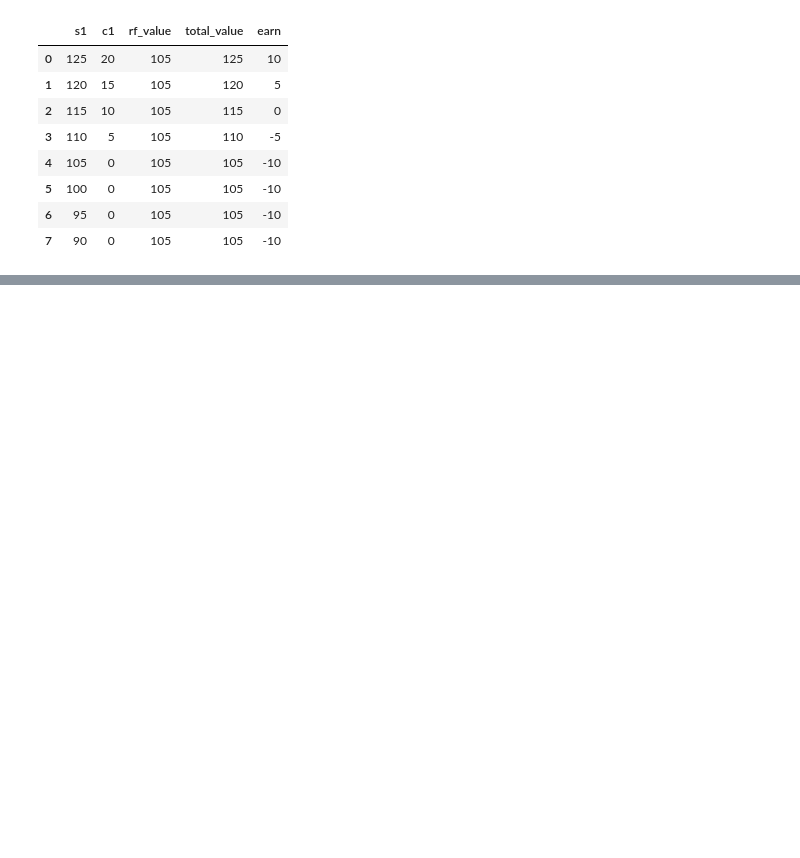
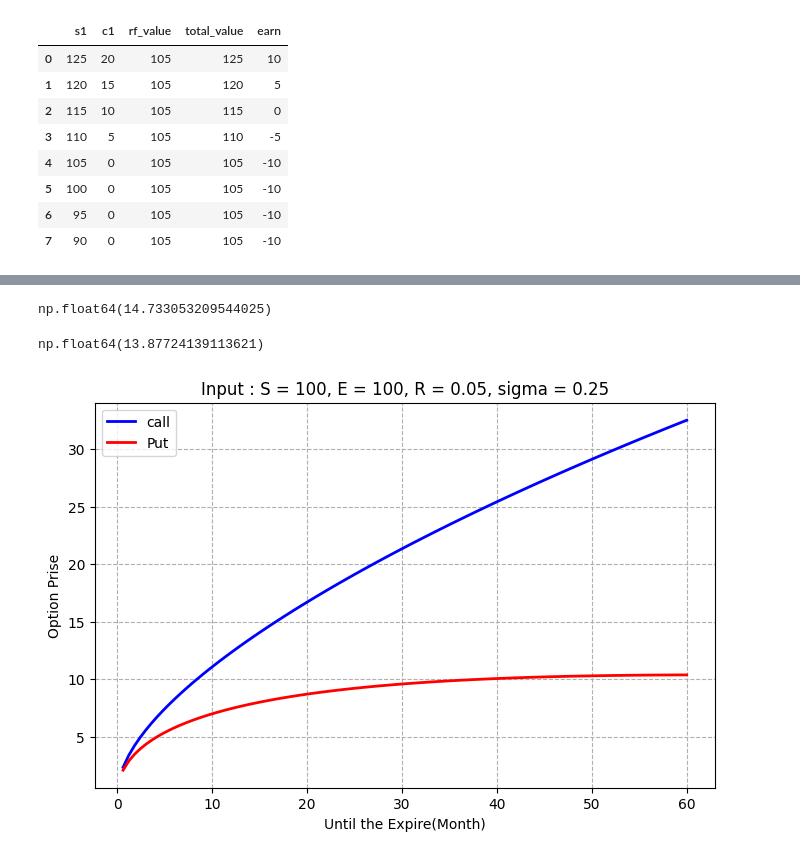
Before and after one commit to west31-d/ross-financial-management-python, a Jupyter notebook: Part8_special topics in corporate finance/chap25_option valuation.ipynb, the cells around one changed output, grey strips where cells are left out. Cells and saved outputs as stored; diff of their text form; code cells hidden in the pictures; blank space fills up the shorter version.

```diff
--- a/Part8_special topics in corporate finance/chap25_option valuation.ipynb
+++ b/Part8_special topics in corporate finance/chap25_option valuation.ipynb
@@ -90,0 +154,19 @@ result
+# %%
+# Evaluation of Put option
+s = 40
+e = 40
+t = 1/3
+r = 0.04
+sig = 0.8
+
+d1 = d(s,e,r,sig,t)[0]
+d2 = d(s,e,r,sig,t)[1]
+
+call = c(s,e,np.exp(-r*t),norm.cdf(d1),norm.cdf(d2))
+
+#put call perity for put option
+def put_perity(e,r,c,s):
+    p = e*r+c-s
+    return p
+
+put_perity(e,np.exp(-r*t),call,s)
@@ -90,0 +175,60 @@ result
+# %%
+#example
+s = 70
+e = 90
+r = 0.08
+sig = 0.2
+t = 1
+
+d1 = d(s,e,r,sig,t)[0]
+d2 = d(s,e,r,sig,t)[1]
+
+call = c(s,e,np.exp(-r*t),norm.cdf(d1),norm.cdf(d2))
+
+put_perity(e,np.exp(-r*t),call,s)
+# %% [output]
+np.float64(14.733053209544025)
+# %%
+#900p
+
+s = 120
+e = 100
+r = 0.08
+sig = 0.80
+t = 0.5
+
+d1 = d(s,e,r,sig,t)[0]
+d2 = d(s,e,r,sig,t)[1]
+
+call = c(s,e,np.exp(-r*t),norm.cdf(d1),norm.cdf(d2))
+
+put_perity(e,np.exp(-r*t),call,s)
+# %% [output]
+np.float64(13.87724139113621)
+# %%
+#picture 25.2
+
+s=100
+e=100
+r=0.05
+sig=0.25
+t = np.linspace(0,60, 101)
+
+d1 = d(s,e,r,sig,t/12)[0]
+d2 = d(s,e,r,sig,t/12)[1]
+
+call = c(s,e,np.exp(-r*t/12),norm.cdf(d1),norm.cdf(d2))
+
+put = put_perity(e,np.exp(-r*t/12),call,s)
+
+fig, ax = plt.subplots(figsize=(8,5))
+ax.plot(t, call, color = 'blue', linewidth = 2, label = "call")
+ax.plot(t, put, color = "red", linewidth = 2, label = "Put")
+plt.xlabel("Until the Expire(Month)")
+plt.ylabel("Option Prise")
+plt.legend()
+plt.grid(linestyle = "--")
+plt.title(f"Input : S = {s}, E = {e}, R = {r}, sigma = {sig}")
+plt.show()
+# %% [output]
+[figure, added]
```
Also changed, not shown: parts of 8 cells of this notebook, 1 other file.
